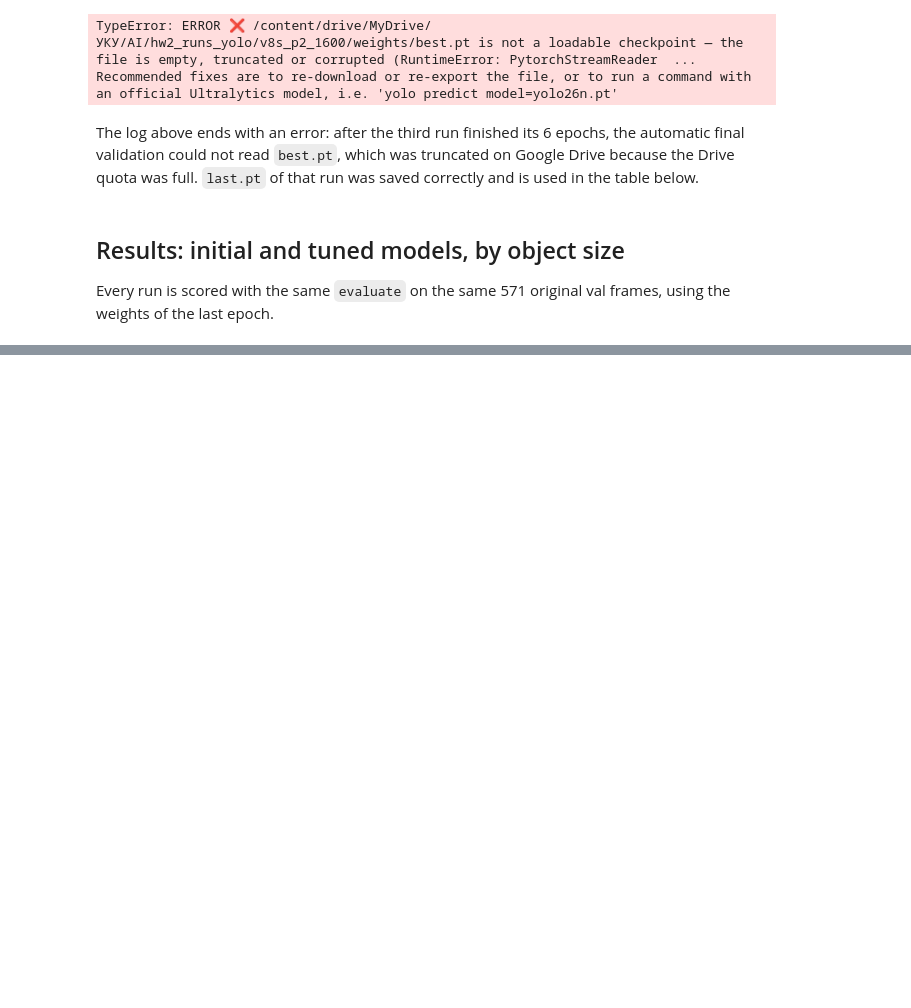
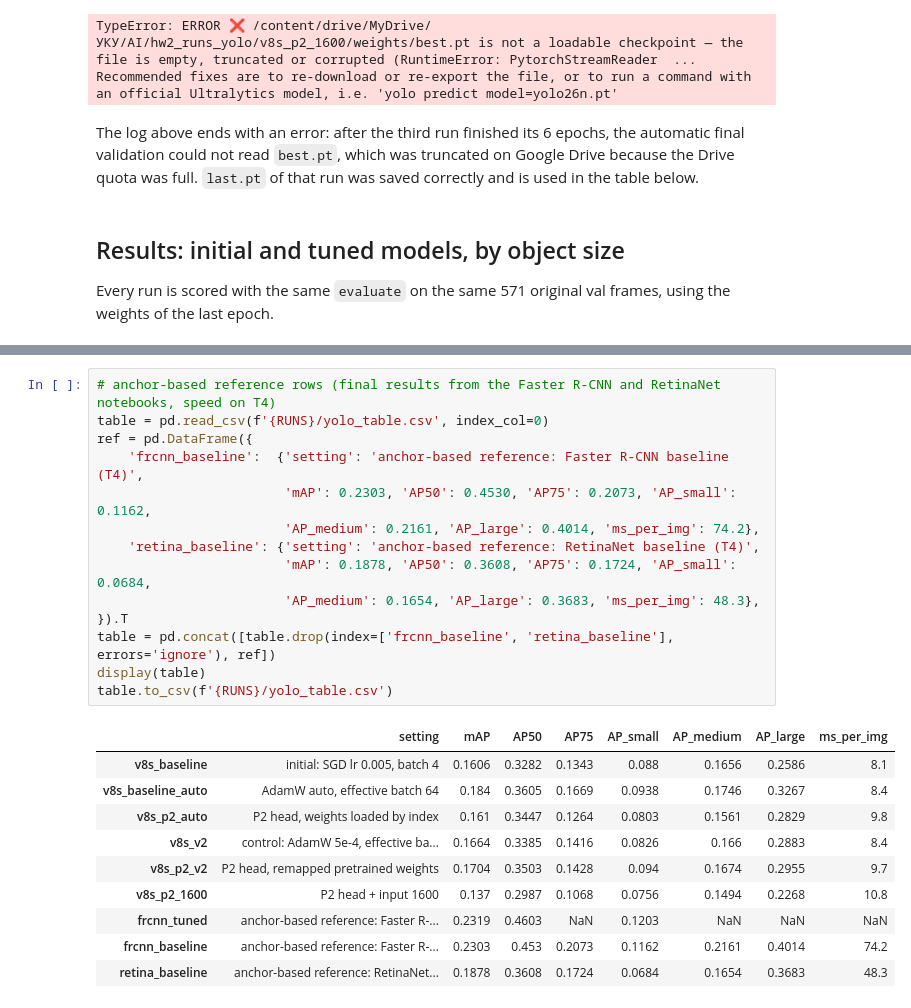
Before and after one commit to vusu4242/hm2_vus_konovalenko, a Jupyter notebook: notebooks/03_yolo.ipynb, the cells around one changed output, grey strips where cells are left out. Saved outputs shown, nothing was run; the diff lists cells and outputs as text; blank space fills up the shorter version.

Commit message:
fixed yolo notebook

```diff
--- a/notebooks/03_yolo.ipynb
+++ b/notebooks/03_yolo.ipynb
@@ -491,3 +415,28 @@ display(pd.concat([table[['setting']], table[metrics].astype(float).round(4)], a
+# %%
+# anchor-based reference rows (final results from the Faster R-CNN and RetinaNet notebooks, speed on T4)
+table = pd.read_csv(f'{RUNS}/yolo_table.csv', index_col=0)
+ref = pd.DataFrame({
+    'frcnn_baseline':  {'setting': 'anchor-based reference: Faster R-CNN baseline (T4)',
+                        'mAP': 0.2303, 'AP50': 0.4530, 'AP75': 0.2073, 'AP_small': 0.1162,
+                        'AP_medium': 0.2161, 'AP_large': 0.4014, 'ms_per_img': 74.2},
+    'retina_baseline': {'setting': 'anchor-based reference: RetinaNet baseline (T4)',
+                        'mAP': 0.1878, 'AP50': 0.3608, 'AP75': 0.1724, 'AP_small': 0.0684,
+                        'AP_medium': 0.1654, 'AP_large': 0.3683, 'ms_per_img': 48.3},
+}).T
+table = pd.concat([table.drop(index=['frcnn_baseline', 'retina_baseline'], errors='ignore'), ref])
+display(table)
+table.to_csv(f'{RUNS}/yolo_table.csv')
+# %% [output]
+|  | setting | mAP | AP50 | AP75 | AP_small | AP_medium | AP_large | ms_per_img |
+| v8s_baseline | initial: SGD lr 0.005, batch 4 | 0.1606 | 0.3282 | 0.1343 | 0.088 | 0.1656 | 0.2586 | 8.1 |
+| v8s_baseline_auto | AdamW auto, effective batch 64 | 0.184 | 0.3605 | 0.1669 | 0.0938 | 0.1746 | 0.3267 | 8.4 |
+| v8s_p2_auto | P2 head, weights loaded by index | 0.161 | 0.3447 | 0.1264 | 0.0803 | 0.1561 | 0.2829 | 9.8 |
+| v8s_v2 | control: AdamW 5e-4, effective ba... | 0.1664 | 0.3385 | 0.1416 | 0.0826 | 0.166 | 0.2883 | 8.4 |
+| v8s_p2_v2 | P2 head, remapped pretrained weights | 0.1704 | 0.3503 | 0.1428 | 0.094 | 0.1674 | 0.2955 | 9.7 |
+| v8s_p2_1600 | P2 head + input 1600 | 0.137 | 0.2987 | 0.1068 | 0.0756 | 0.1494 | 0.2268 | 10.8 |
+| frcnn_tuned | anchor-based reference: Faster R-... | 0.2319 | 0.4603 | NaN | 0.1203 | NaN | NaN | NaN |
+| frcnn_baseline | anchor-based reference: Faster R-... | 0.2303 | 0.453 | 0.2073 | 0.1162 | 0.2161 | 0.4014 | 74.2 |
+| retina_baseline | anchor-based reference: RetinaNet... | 0.1878 | 0.3608 | 0.1724 | 0.0684 | 0.1654 | 0.3683 | 48.3 |
 # %% [markdown]
 ## How locations are assigned without anchors
 YOLOv8 has no anchor boxes: every feature-map point (strides 8, 16, 32; plus 4 with the P2 head) predicts the distances to the four box sides as a distribution (DFL) and a class score. The task-aligned assigner makes a point positive for an object if it lies inside the box and is among the top 10 points by score^0.5 × IoU^6; a point claimed by several objects goes to the one with the highest IoU. One object therefore gets several positives, and NMS is still needed at inference.
```
Also changed, not shown: parts of 9 cells of this notebook.
